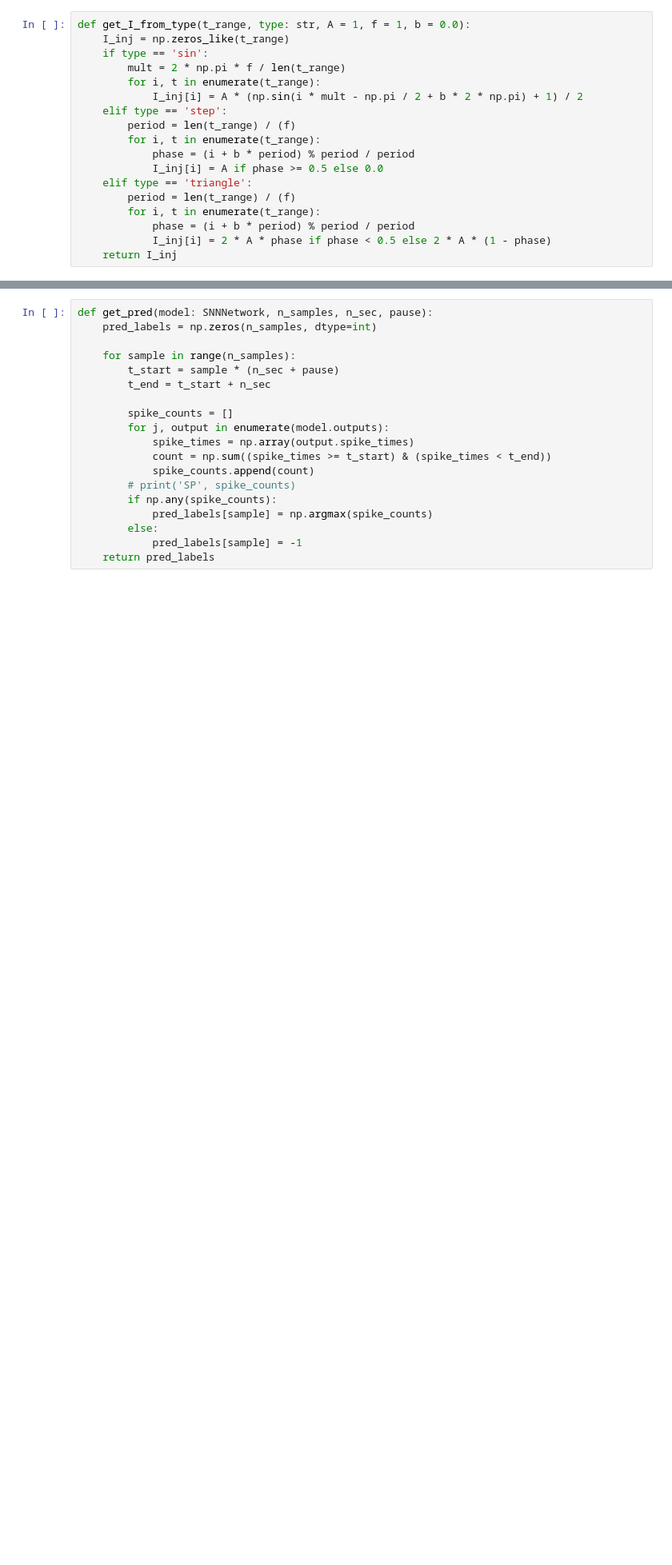
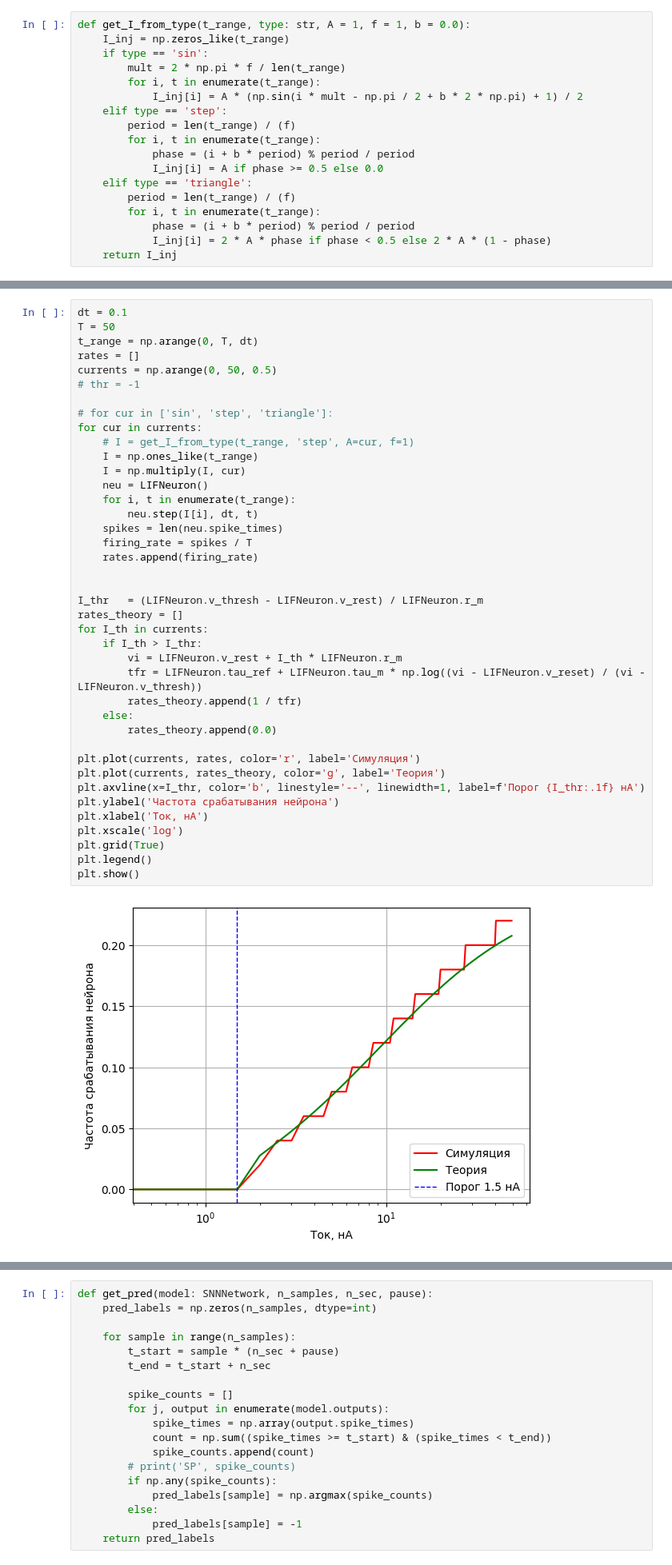
Before and after one commit to TheTangerineOwl/NN_Lab2, a Jupyter notebook: SNN.ipynb, the cells around one changed output, grey strips where cells are left out. Shown at 80% size. Cells and saved outputs as stored; diff of their text form; blank space fills up the shorter version.

```diff
--- a/SNN.ipynb
+++ b/SNN.ipynb
@@ -270,0 +305,42 @@ for cur in ['sin', 'step', 'triangle']:
+# %%
+dt = 0.1
+T = 50
+t_range = np.arange(0, T, dt)
+rates = []
+currents = np.arange(0, 50, 0.5)
+# thr = -1
+
+# for cur in ['sin', 'step', 'triangle']:
+for cur in currents:
+    # I = get_I_from_type(t_range, 'step', A=cur, f=1)
+    I = np.ones_like(t_range)
+    I = np.multiply(I, cur)
+    neu = LIFNeuron()
+    for i, t in enumerate(t_range):
+        neu.step(I[i], dt, t)
+    spikes = len(neu.spike_times)
+    firing_rate = spikes / T
+    rates.append(firing_rate)
+
+
+I_thr   = (LIFNeuron.v_thresh - LIFNeuron.v_rest) / LIFNeuron.r_m
+rates_theory = []
+for I_th in currents:
+    if I_th > I_thr:
+        vi = LIFNeuron.v_rest + I_th * LIFNeuron.r_m
+        tfr = LIFNeuron.tau_ref + LIFNeuron.tau_m * np.log((vi - LIFNeuron.v_reset) / (vi - LIFNeuron.v_thresh))
+        rates_theory.append(1 / tfr)
+    else:
+        rates_theory.append(0.0)
+
+plt.plot(currents, rates, color='r', label='Симуляция')
+plt.plot(currents, rates_theory, color='g', label='Теория')
+plt.axvline(x=I_thr, color='b', linestyle='--', linewidth=1, label=f'Порог {I_thr:.1f} нА')
+plt.ylabel('Частота срабатывания нейрона')
+plt.xlabel('Ток, нА')
+plt.xscale('log')
+plt.grid(True)
+plt.legend()
+plt.show()
+# %% [output]
+[figure, added]
```
Also changed, not shown: parts of 43 cells of this notebook.
